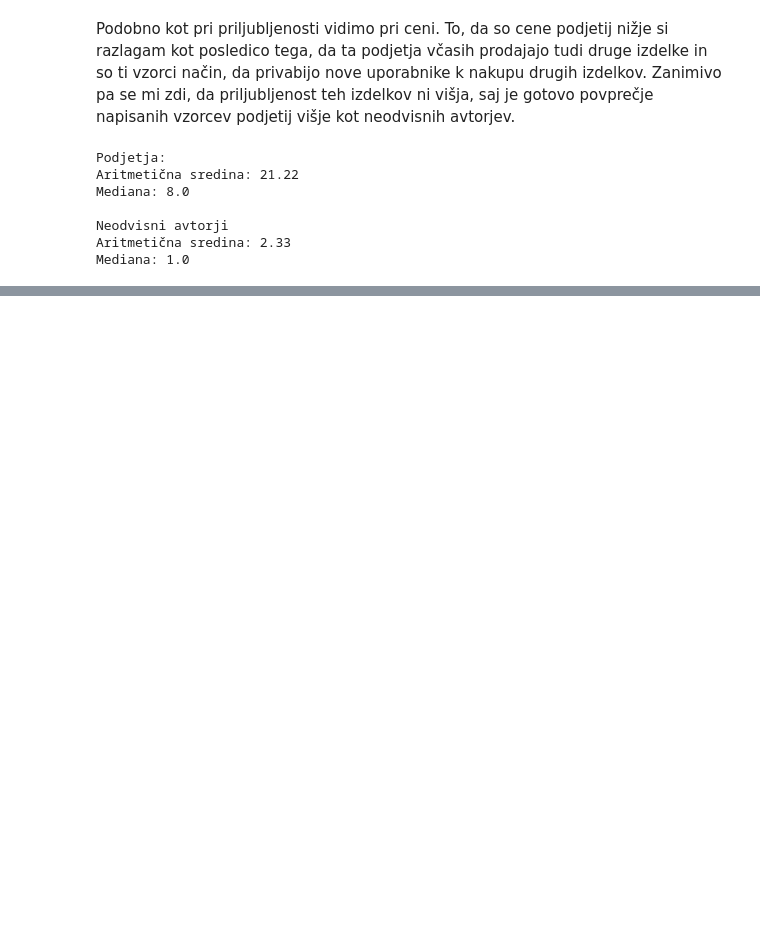
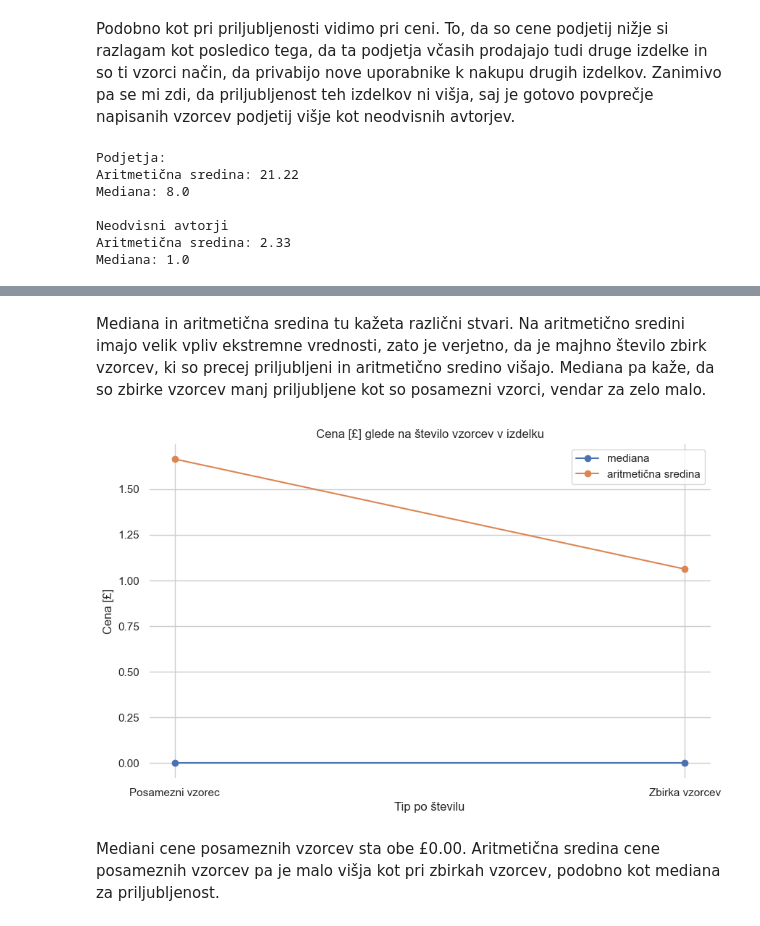
Before and after one commit to kanisaja/uvp-projektna-naloga, a Jupyter notebook: podrobna_analiza/analiza.ipynb, the cells around one changed output, grey strips where cells are left out. Drawn from its saved outputs; the diff is of its cells as text; code cells hidden in the pictures; blank space fills up the shorter version.

```diff
--- a/podrobna_analiza/analiza.ipynb
+++ b/podrobna_analiza/analiza.ipynb
@@ -347,0 +375,8 @@ Ta teorija se izkaže za resnično. Ne znam si razložiti, zakaj so vzorci podje
+# %% [markdown]
+Mediana in aritmetična sredina tu kažeta različni stvari. Na aritmetično sredini imajo velik vpliv ekstremne vrednosti, zato je verjetno, da je majhno število zbirk vzorcev, ki so precej priljubljeni in aritmetično sredino višajo. Mediana pa kaže, da so zbirke vzorcev manj priljubljene kot so posamezni vzorci, vendar za zelo malo.
+# %%
+posamezni_proti_zbirki('Število vzorcev', 'Cena [£]')
+# %% [output]
+[figure, added]
+# %% [markdown]
+Mediani cene posameznih vzorcev sta obe £0.00. Aritmetična sredina cene posameznih vzorcev pa je malo višja kot pri zbirkah vzorcev, podobno kot mediana za priljubljenost.
```
Also changed, not shown: parts of 10 cells of this notebook, 1 other file.
